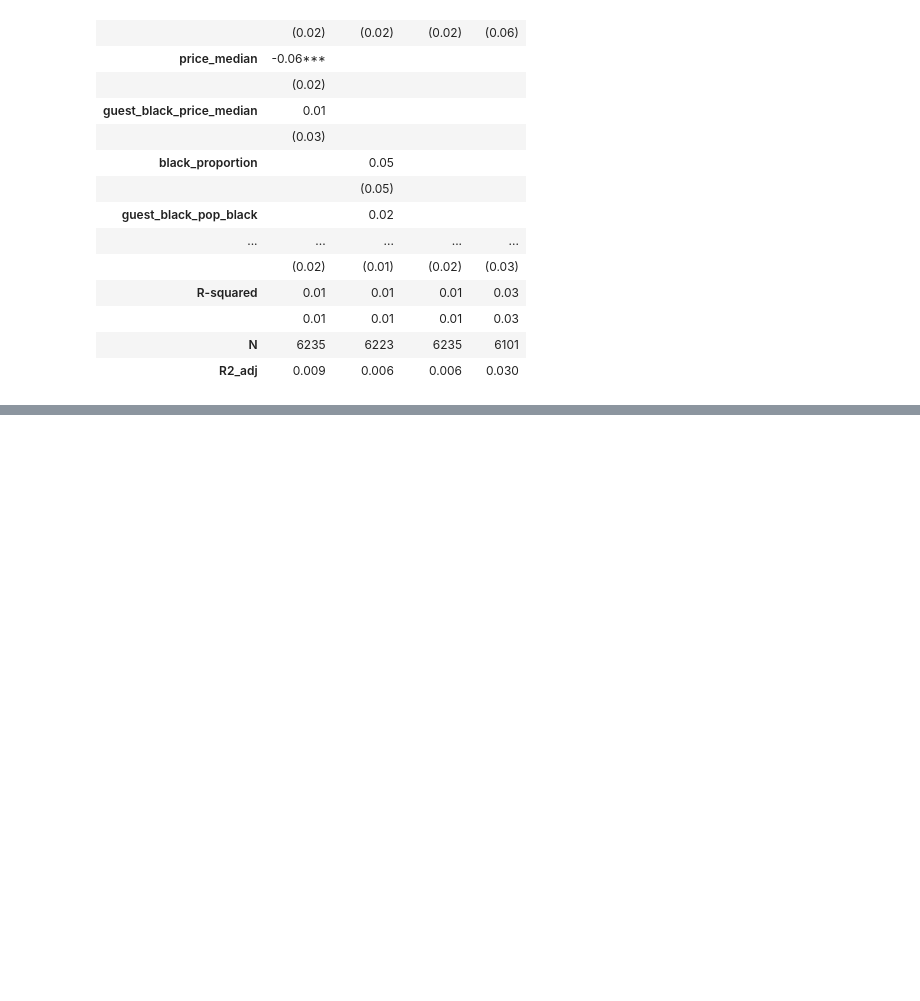
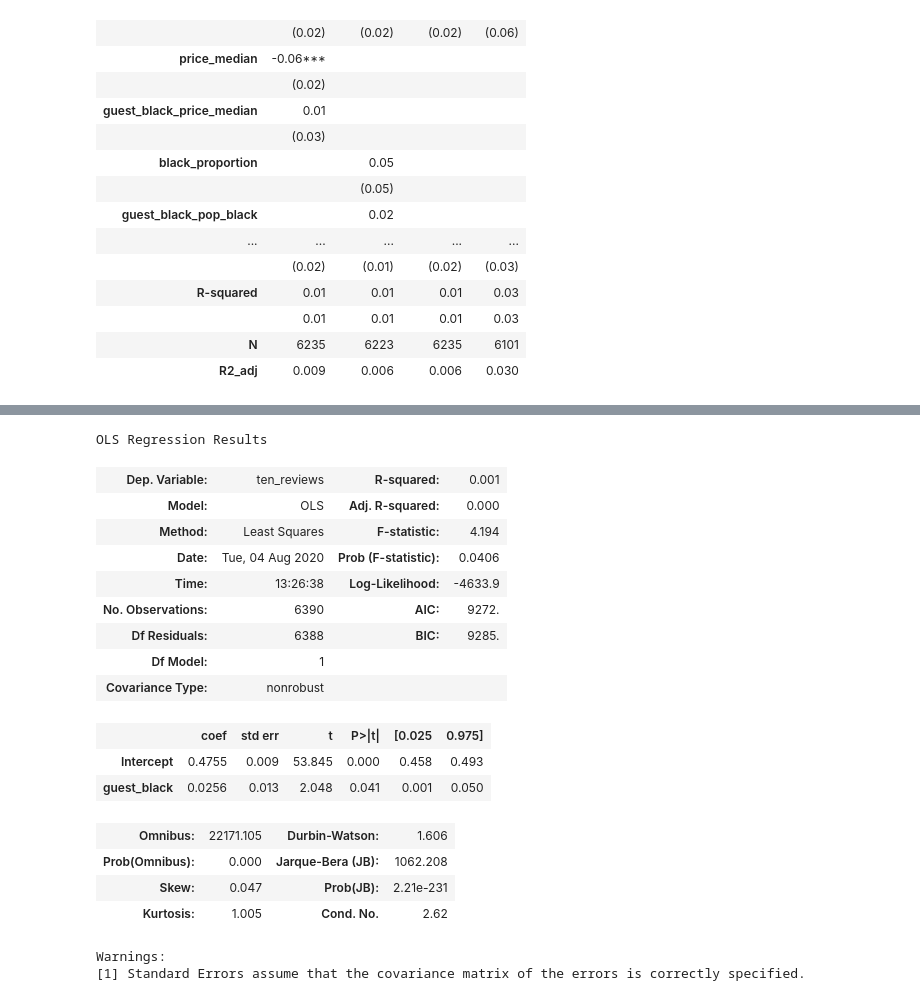
Before and after one commit to fmssn/airbnbdiscrimination, a Jupyter notebook: AirBnb.ipynb, the cells around one changed output, grey strips where cells are left out. Cells and saved outputs as stored; diff of their text form; code cells hidden in the pictures; blank space fills up the shorter version.

```diff
--- a/AirBnb.ipynb
+++ b/AirBnb.ipynb
@@ -453,0 +487,22 @@ tble
+# %%
+used_control_models['ten_reviews'].summary()
+# %% [output]
+OLS Regression Results
+| Dep. Variable: | ten_reviews | R-squared: | 0.001 |
+| Model: | OLS | Adj. R-squared: | 0.000 |
+| Method: | Least Squares | F-statistic: | 4.194 |
+| Date: | Tue, 04 Aug 2020 | Prob (F-statistic): | 0.0406 |
+| Time: | 13:26:38 | Log-Likelihood: | -4633.9 |
+| No. Observations: | 6390 | AIC: | 9272. |
+| Df Residuals: | 6388 | BIC: | 9285. |
+| Df Model: | 1 |  |  |
+| Covariance Type: | nonrobust |  |  |
+|  | coef | std err | t | P>|t| | [0.025 | 0.975] |
+| Intercept | 0.4755 | 0.009 | 53.845 | 0.000 | 0.458 | 0.493 |
+| guest_black | 0.0256 | 0.013 | 2.048 | 0.041 | 0.001 | 0.050 |
+| Omnibus: | 22171.105 | Durbin-Watson: | 1.606 |
+| Prob(Omnibus): | 0.000 | Jarque-Bera (JB): | 1062.208 |
+| Skew: | 0.047 | Prob(JB): | 2.21e-231 |
+| Kurtosis: | 1.005 | Cond. No. | 2.62 |
+Warnings:
+[1] Standard Errors assume that the covariance matrix of the errors is correctly specified.
```
Also changed, not shown: parts of 6 cells of this notebook.
